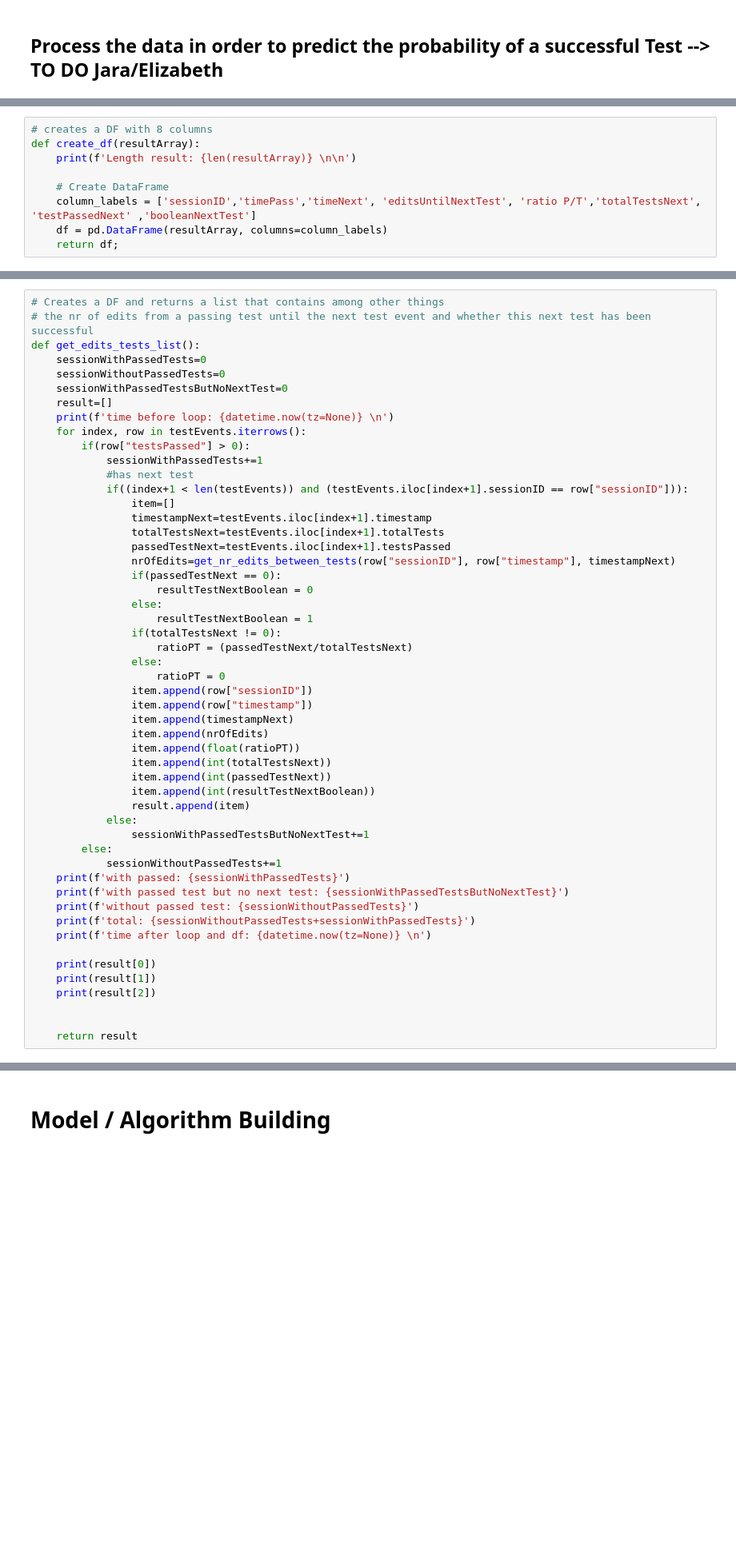
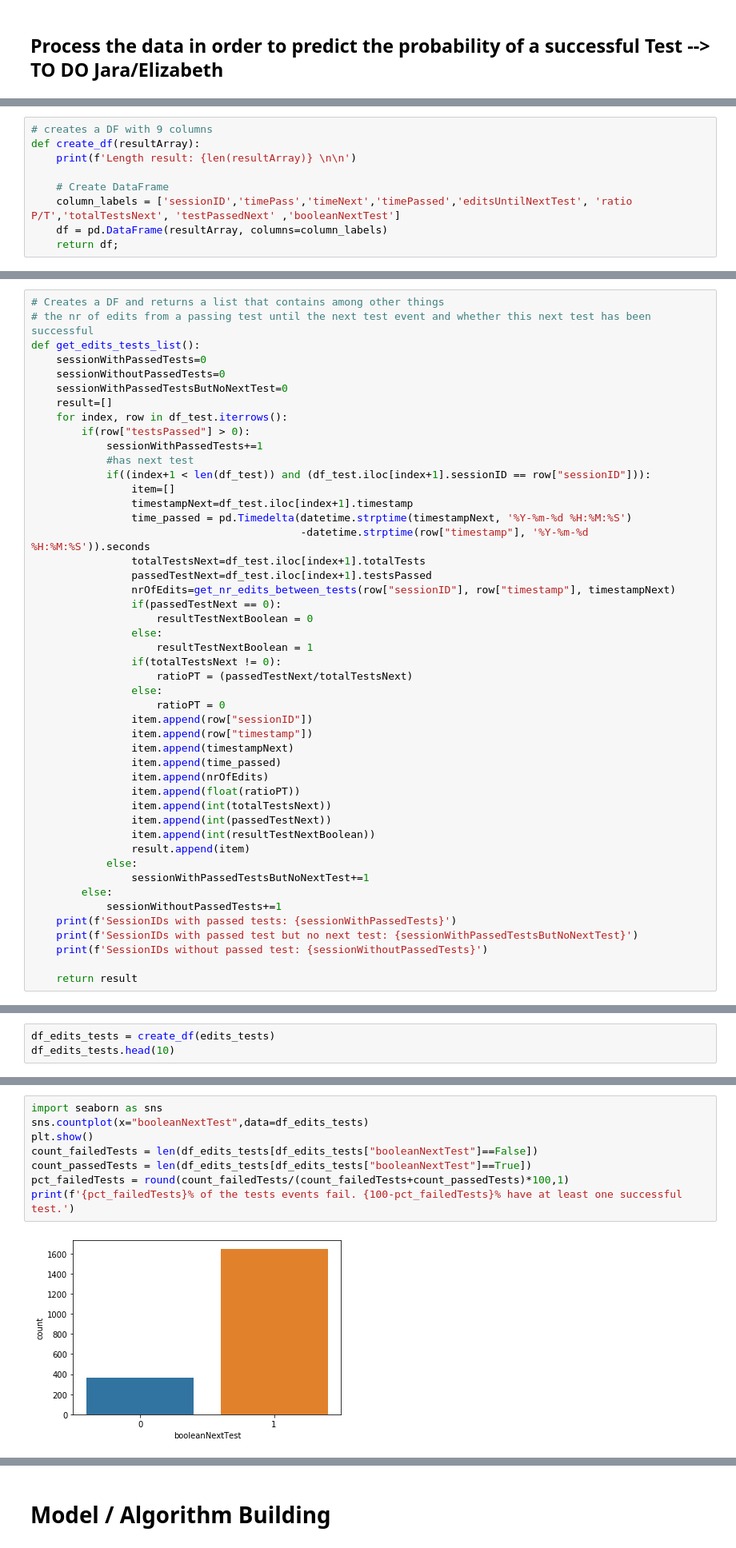
Before and after one commit to sesi200/bigdataanalytics-project, a Jupyter notebook: analysis/Report.ipynb, the cells around one changed output, grey strips where cells are left out. Shown at 80% size. Cells and saved outputs as stored; diff of their text form; blank space fills up the shorter version.

```diff
--- a/analysis/Report.ipynb
+++ b/analysis/Report.ipynb
@@ -399,10 +422,10 @@ def edits_from_pass_to_next_test(sessionID):
 # %%
-# creates a DF with 8 columns
+# creates a DF with 9 columns
 def create_df(resultArray):
     print(f'Length result: {len(resultArray)} \n\n')
 
     # Create DataFrame
-    column_labels = ['sessionID','timePass','timeNext', 'editsUntilNextTest', 'ratio P/T','totalTestsNext', 'testPassedNext' ,'booleanNextTest']
+    column_labels = ['sessionID','timePass','timeNext','timePassed','editsUntilNextTest', 'ratio P/T','totalTestsNext', 'testPassedNext' ,'booleanNextTest']
     df = pd.DataFrame(resultArray, columns=column_labels)
     return df;
 # %% [markdown]
@@ -415,16 +438,17 @@ def get_edits_tests_list():
     sessionWithoutPassedTests=0
     sessionWithPassedTestsButNoNextTest=0
     result=[]
-    print(f'time before loop: {datetime.now(tz=None)} \n')
-    for index, row in testEvents.iterrows():
+    for index, row in df_test.iterrows():
         if(row["testsPassed"] > 0):
             sessionWithPassedTests+=1
             #has next test
-            if((index+1 < len(testEvents)) and (testEvents.iloc[index+1].sessionID == row["sessionID"])):
+            if((index+1 < len(df_test)) and (df_test.iloc[index+1].sessionID == row["sessionID"])):
                 item=[]
-                timestampNext=testEvents.iloc[index+1].timestamp
-                totalTestsNext=testEvents.iloc[index+1].totalTests
-                passedTestNext=testEvents.iloc[index+1].testsPassed
+                timestampNext=df_test.iloc[index+1].timestamp
+                time_passed = pd.Timedelta(datetime.strptime(timestampNext, '%Y-%m-%d %H:%M:%S')
+                                           -datetime.strptime(row["timestamp"], '%Y-%m-%d %H:%M:%S')).seconds
+                totalTestsNext=df_test.iloc[index+1].totalTests
+                passedTestNext=df_test.iloc[index+1].testsPassed
                 nrOfEdits=get_nr_edits_between_tests(row["sessionID"], row["timestamp"], timestampNext)
                 if(passedTestNext == 0):
                     resultTestNextBoolean = 0
@@ -437,6 +461,7 @@ def get_edits_tests_list():
                 item.append(row["sessionID"])
                 item.append(row["timestamp"])
                 item.append(timestampNext)
+                item.append(time_passed)
                 item.append(nrOfEdits)
                 item.append(float(ratioPT))
                 item.append(int(totalTestsNext))
@@ -447,16 +472,9 @@ def get_edits_tests_list():
                 sessionWithPassedTestsButNoNextTest+=1
         else:
             sessionWithoutPassedTests+=1
-    print(f'with passed: {sessionWithPassedTests}')
-    print(f'with passed test but no next test: {sessionWithPassedTestsButNoNextTest}')
-    print(f'without passed test: {sessionWithoutPassedTests}')
-    print(f'total: {sessionWithoutPassedTests+sessionWithPassedTests}')
-    print(f'time after loop and df: {datetime.now(tz=None)} \n')
-
-    print(result[0])
-    print(result[1])
-    print(result[2])
-
+    print(f'SessionIDs with passed tests: {sessionWithPassedTests}')
+    print(f'SessionIDs with passed test but no next test: {sessionWithPassedTestsButNoNextTest}')
+    print(f'SessionIDs without passed test: {sessionWithoutPassedTests}')
 
     return result
 # %%
@@ -576,0 +486,3 @@ df.groupby(['editsUntilNextTest','booleanNextTest']).size().unstack().plot(kind=
+# %%
+df_edits_tests = create_df(edits_tests)
+df_edits_tests.head(10)
@@ -576,0 +504,10 @@ df.groupby(['editsUntilNextTest','booleanNextTest']).size().unstack().plot(kind=
+# %%
+import seaborn as sns
+sns.countplot(x="booleanNextTest",data=df_edits_tests)
+plt.show()
+count_failedTests = len(df_edits_tests[df_edits_tests["booleanNextTest"]==False])
+count_passedTests = len(df_edits_tests[df_edits_tests["booleanNextTest"]==True])
+pct_failedTests = round(count_failedTests/(count_failedTests+count_passedTests)*100,1)
+print(f'{pct_failedTests}% of the tests events fail. {100-pct_failedTests}% have at least one successful test.')
+# %% [output]
+[figure, added]
```
Also changed, not shown: parts of 34 cells of this notebook.
